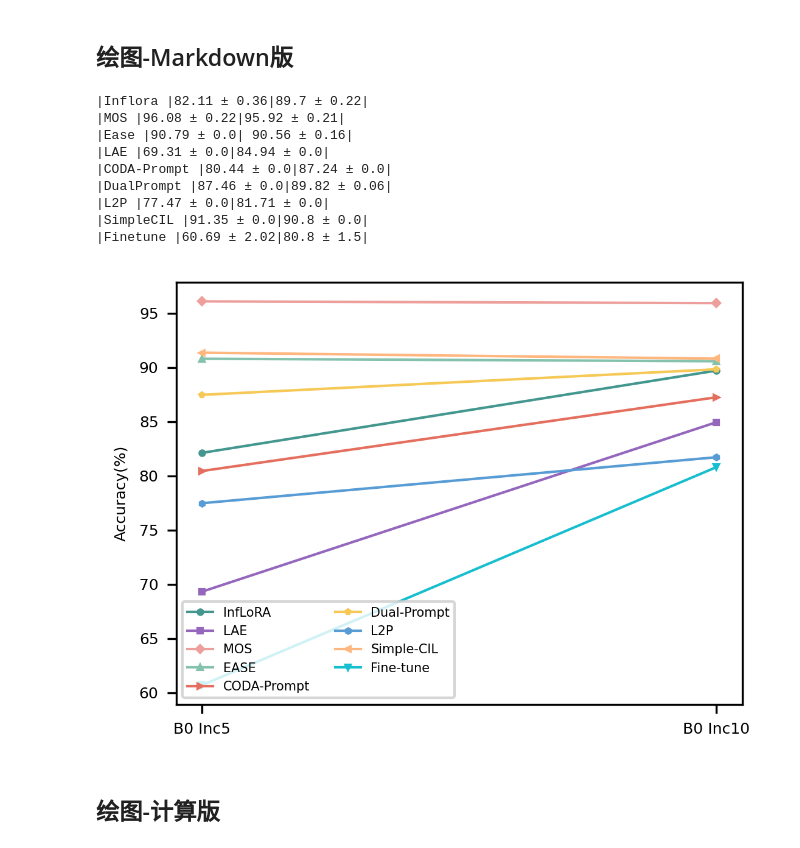
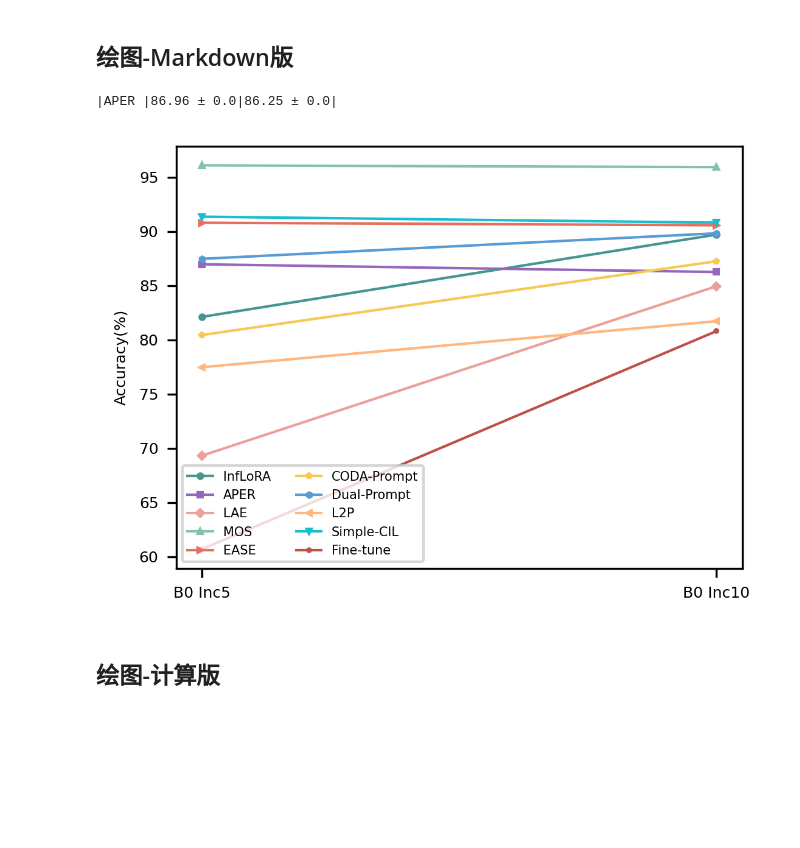
Before and after one commit to Geeks-Z/Awesome-CIL, a Jupyter notebook: utils/acc_mean_std.ipynb, the cells around one changed output. Cells and saved outputs as stored; diff of their text form; code cells hidden in the pictures; blank space fills up the shorter version.

Commit message:
update APER

```diff
--- a/utils/acc_mean_std.ipynb
+++ b/utils/acc_mean_std.ipynb
@@ -126,6 +126,7 @@ def calc_mean_std(data):
     return mean_values.tolist(), std_values.tolist()
 # 计算每个模型的均值和方差(无记忆回放的方法)
 inflora_mean, inflora_std = calc_mean_std(inflora)
+aper_mean, aper_std = calc_mean_std(aper)
 lae_mean, lae_std = calc_mean_std(lae)
 mos_mean, mos_std = calc_mean_std(mos)
 ease_mean, ease_std = calc_mean_std(ease)
@@ -134,21 +135,23 @@ dual_prompt_mean, dual_prompt_std = calc_mean_std(dual_prompt)
 l2p_mean, l2p_std = calc_mean_std(l2p)
 simple_cil_mean, simple_cil_std = calc_mean_std(simple_cil)
 finetune_mean, finetune_std = calc_mean_std(finetune)
-print("|Inflora", "|" + "|".join([f"{mean} ± {std}" for mean, std in zip(inflora_mean, inflora_std)]) + "|")
-print("|MOS", "|" + "|".join([f"{mean} ± {std}" for mean, std in zip(mos_mean, mos_std)]) + "|")
-print("|Ease", "|" + "| ".join([f"{mean} ± {std}" for mean, std in zip(ease_mean, ease_std)]) + "|")
-print("|LAE", "|" + "|".join([f"{mean} ± {std}" for mean, std in zip(lae_mean, lae_std)]) + "|")
-print("|CODA-Prompt", "|" + "|".join([f"{mean} ± {std}" for mean, std in zip(coda_prompt_mean, coda_prompt_std)]) + "|")
-print("|DualPrompt", "|" + "|".join([f"{mean} ± {std}" for mean, std in zip(dual_prompt_mean, dual_prompt_std)]) + "|")
-print("|L2P", "|" + "|".join([f"{mean} ± {std}" for mean, std in zip(l2p_mean, l2p_std)]) + "|")
-print("|SimpleCIL", "|" + "|".join([f"{mean} ± {std}" for mean, std in zip(simple_cil_mean, simple_cil_std)]) + "|")
-print("|Finetune", "|" + "|".join([f"{mean} ± {std}" for mean, std in zip(finetune_mean, finetune_std)]) + "|")
+# print("|Inflora", "|" + "|".join([f"{mean} ± {std}" for mean, std in zip(inflora_mean, inflora_std)]) + "|")
+print("|APER", "|" + "|".join([f"{mean} ± {std}" for mean, std in zip(aper_mean, aper_std)]) + "|")
+# print("|MOS", "|" + "|".join([f"{mean} ± {std}" for mean, std in zip(mos_mean, mos_std)]) + "|")
+# print("|Ease", "|" + "| ".join([f"{mean} ± {std}" for mean, std in zip(ease_mean, ease_std)]) + "|")
+# print("|LAE", "|" + "|".join([f"{mean} ± {std}" for mean, std in zip(lae_mean, lae_std)]) + "|")
+# print("|CODA-Prompt", "|" + "|".join([f"{mean} ± {std}" for mean, std in zip(coda_prompt_mean, coda_prompt_std)]) + "|")
+# print("|DualPrompt", "|" + "|".join([f"{mean} ± {std}" for mean, std in zip(dual_prompt_mean, dual_prompt_std)]) + "|")
+# print("|L2P", "|" + "|".join([f"{mean} ± {std}" for mean, std in zip(l2p_mean, l2p_std)]) + "|")
+# print("|SimpleCIL", "|" + "|".join([f"{mean} ± {std}" for mean, std in zip(simple_cil_mean, simple_cil_std)]) + "|")
+# print("|Finetune", "|" + "|".join([f"{mean} ± {std}" for mean, std in zip(finetune_mean, finetune_std)]) + "|")
 
 marker = ['o', 's', 'D', '^',  '>',  'p', 'h','<','v','*','+', 'x', 'D', 'd', '|', '_']
 colors = ['#43978F', "#9467bd",'#ED9F9B','#84C2AE', '#E56F5E', '#F6C957','#589CD6', '#FFB77F',"#17becf",'#BD514A','#AED185', '#EF7E33', '#B395BD', '#F9F871', '#FFB6C1', '#FF7F0E', '#2CA02C']
 
 datasets = [
     ('InfLoRA', inflora_mean),
+    ('APER', aper_mean),
     ('LAE', lae_mean),
     ('MOS', mos_mean),
     ('EASE', ease_mean),
@@ -180,49 +183,41 @@ else:
     datasets.append(('DER-NME', der_nme_mean))
     datasets.append(('iCaRL-CNN', icarl_cnn_mean))
     datasets.append(('iCaRL-NME', icarl_nme_mean))
     # print("|COIL", "|" + "|".join([f"{mean} ± {std}" for mean, std in zip(coil_mean, coil_std)]) + "|")
-    print("|FOSTER-CNN", "|" + "|".join([f"{mean} ± {std}" for mean, std in zip(foster_cnn_mean, foster_cnn_std)]) + "|")
-    print("|FOSTER-NME", "|" + "|".join([f"{mean} ± {std}" for mean, std in zip(foster_nme_mean, foster_nme_std)]) + "|")
-    print("|DER-CNN", "|" + "|".join([f"{mean} ± {std}" for mean, std in zip(der_cnn_mean, der_cnn_std)]) + "|")
-    print("|DER-NME", "|" + "|".join([f"{mean} ± {std}" for mean, std in zip(der_nme_mean, der_nme_std)]) + "|")
-    print("|iCaRL-CNN", "|" + "|".join([f"{mean} ± {std}" for mean, std in zip(icarl_cnn_mean, icarl_cnn_std)]) + "|")
-    print("|iCaRL-NME", "|" + "|".join([f"{mean} ± {std}" for mean, std in zip(icarl_nme_mean, icarl_nme_std)]) + "|")
+    # print("|FOSTER-CNN", "|" + "|".join([f"{mean} ± {std}" for mean, std in zip(foster_cnn_mean, foster_cnn_std)]) + "|")
+    # print("|FOSTER-NME", "|" + "|".join([f"{mean} ± {std}" for mean, std in zip(foster_nme_mean, foster_nme_std)]) + "|")
+    # print("|DER-CNN", "|" + "|".join([f"{mean} ± {std}" for mean, std in zip(der_cnn_mean, der_cnn_std)]) + "|")
+    # print("|DER-NME", "|" + "|".join([f"{mean} ± {std}" for mean, std in zip(der_nme_mean, der_nme_std)]) + "|")
+    # print("|iCaRL-CNN", "|" + "|".join([f"{mean} ± {std}" for mean, std in zip(icarl_cnn_mean, icarl_cnn_std)]) + "|")
+    # print("|iCaRL-NME", "|" + "|".join([f"{mean} ± {std}" for mean, std in zip(icarl_nme_mean, icarl_nme_std)]) + "|")
 
 plt.figure(dpi=300, figsize=(4, 3))  # 设置图表分辨率和尺寸
 i = 0
 for name, data in datasets:
     plt.plot(positions,data,label=name,marker=marker[i],color = colors[i], markersize=2,linewidth=1)
     i+=1
 
 # 设置图表标题和坐标轴标签
 # plt.xlabel('Inc', fontsize=6)
 plt.ylabel('Accuracy(%)', fontsize=6)
 
 plt.xticks(fontsize=6)
 plt.yticks(fontsize=6)
 
 # 设置图例
 plt.legend(fontsize=5,loc='lower left',ncol=2)  # 设置图例位置
 
 # 显示网格
 # plt.grid(True)
 
 # 调整x轴刻度，使数据点更易读
 # plt.xticks(param_counts_backbone, positions, rotation=45)
 
 # 显示图表
 plt.show()
 # %% [output]
-|Inflora |82.11 ± 0.36|89.7 ± 0.22|
-|MOS |96.08 ± 0.22|95.92 ± 0.21|
-|Ease |90.79 ± 0.0| 90.56 ± 0.16|
-|LAE |69.31 ± 0.0|84.94 ± 0.0|
-|CODA-Prompt |80.44 ± 0.0|87.24 ± 0.0|
-|DualPrompt |87.46 ± 0.0|89.82 ± 0.06|
-|L2P |77.47 ± 0.0|81.71 ± 0.0|
-|SimpleCIL |91.35 ± 0.0|90.8 ± 0.0|
-|Finetune |60.69 ± 2.02|80.8 ± 1.5|
+|APER |86.96 ± 0.0|86.25 ± 0.0|
-[figure, old version]
+[figure, new version]
 # %% [markdown]
 ## 绘图-计算版
 # %%
```
Also changed, not shown: 1 other file.
